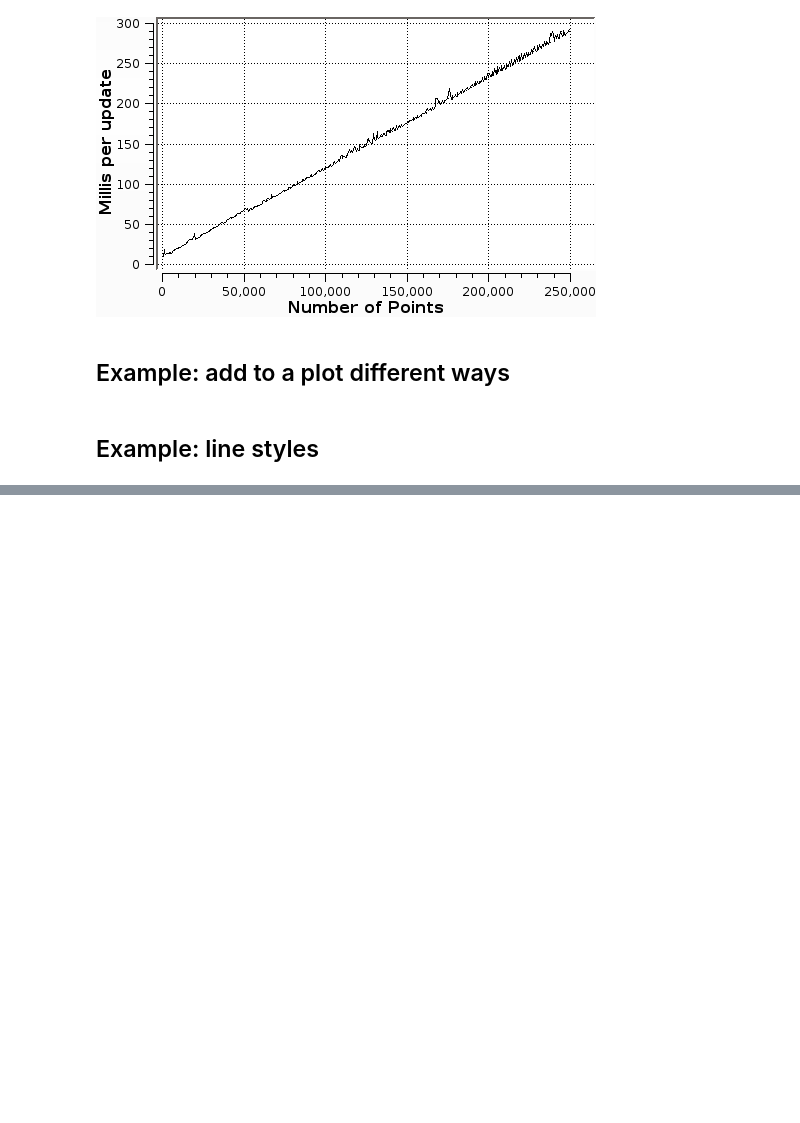
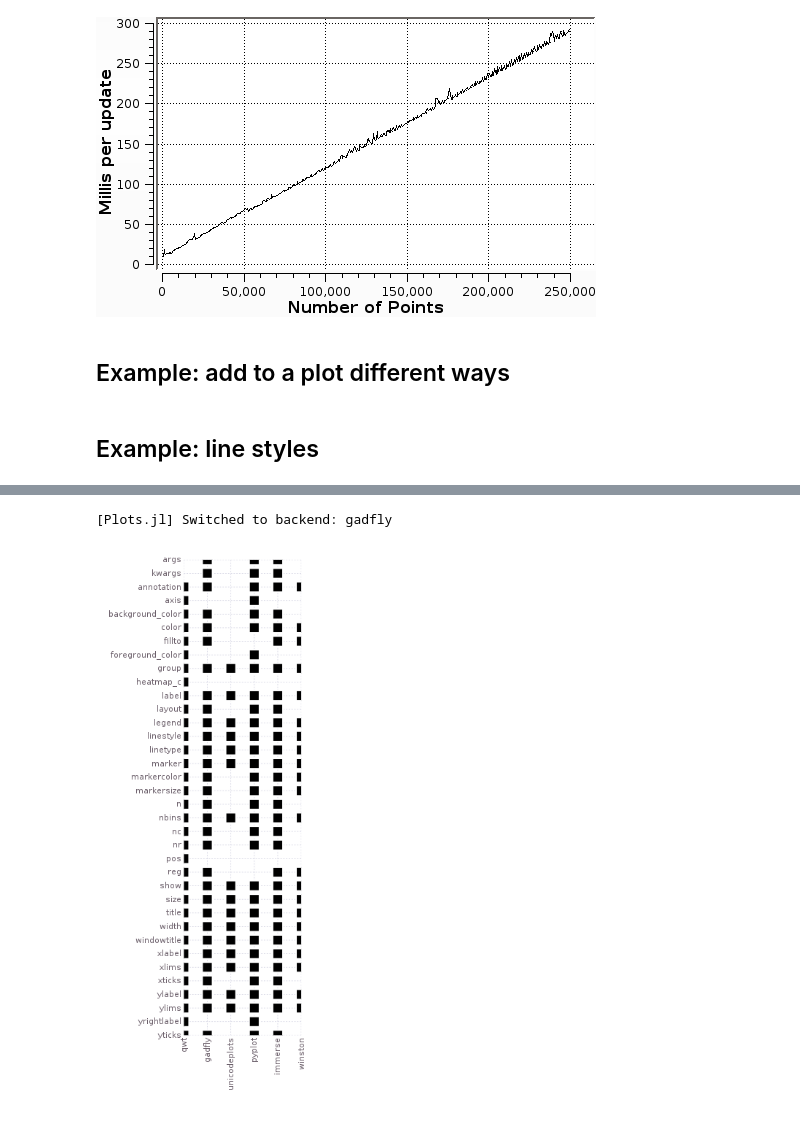
Before and after one commit to JuliaPlots/Plots.jl, a Jupyter notebook: examples/playground.ipynb, the cells around one changed output, grey strips where cells are left out. Drawn from its saved outputs; the diff is of its cells as text; code cells hidden in the pictures; blank space fills up the shorter version.

Commit message:
unicode hline/vline; supportGraph utils

```diff
--- a/examples/playground.ipynb
+++ b/examples/playground.ipynb
@@ -104,0 +89,24 @@ sort sort! sortrows sortcols sortperm sortperm! SortingAlgorithms Cshort
+# %%
+# create a "support graph" for which args are supported by each backend
+using Plots; gadfly()
+
+function supportGraph(allvals, func)
+    vals = reverse(allvals)
+    x = ASCIIString[]
+    y = ASCIIString[]
+    for b in backends()
+        supported = func(Plots.backendInstance(b))
+        for val in vals
+            if val in supported
+                push!(x, string(b))
+                push!(y, string(val))
+            end
+        end
+    end
+    scatter(x,y, m=:rect, ms=10, size=(300,100+18*length(vals)), leg=false)
+end
+
+supportGraph(Plots._allArgs, supportedArgs)
+# %% [output]
+[Plots.jl] Switched to backend: gadfly
+[figure, added]
```
Also changed, not shown: parts of 6 cells of this notebook, 3 other files.
